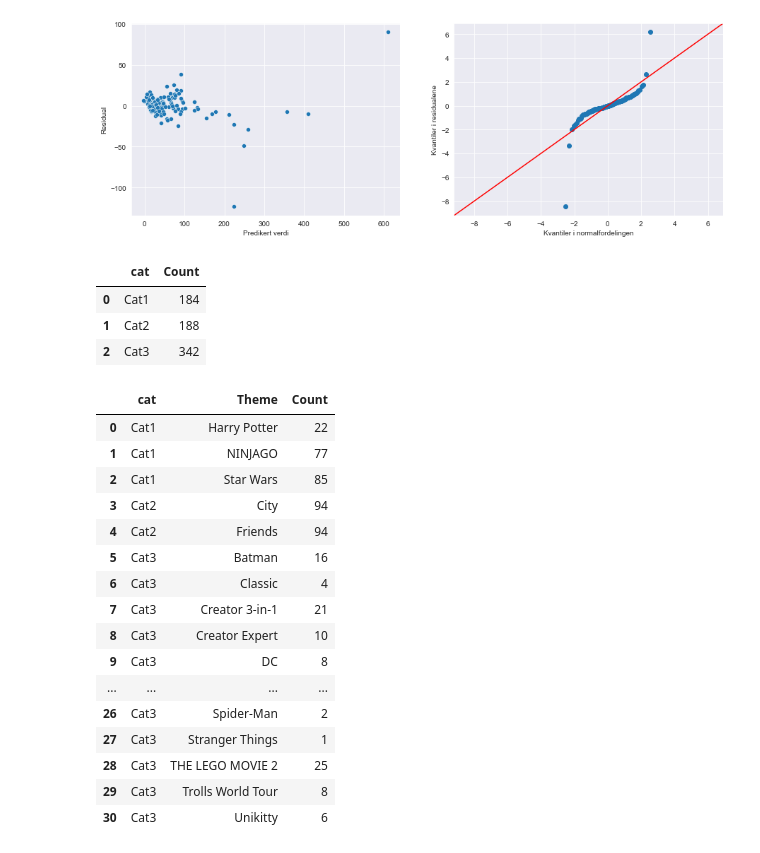
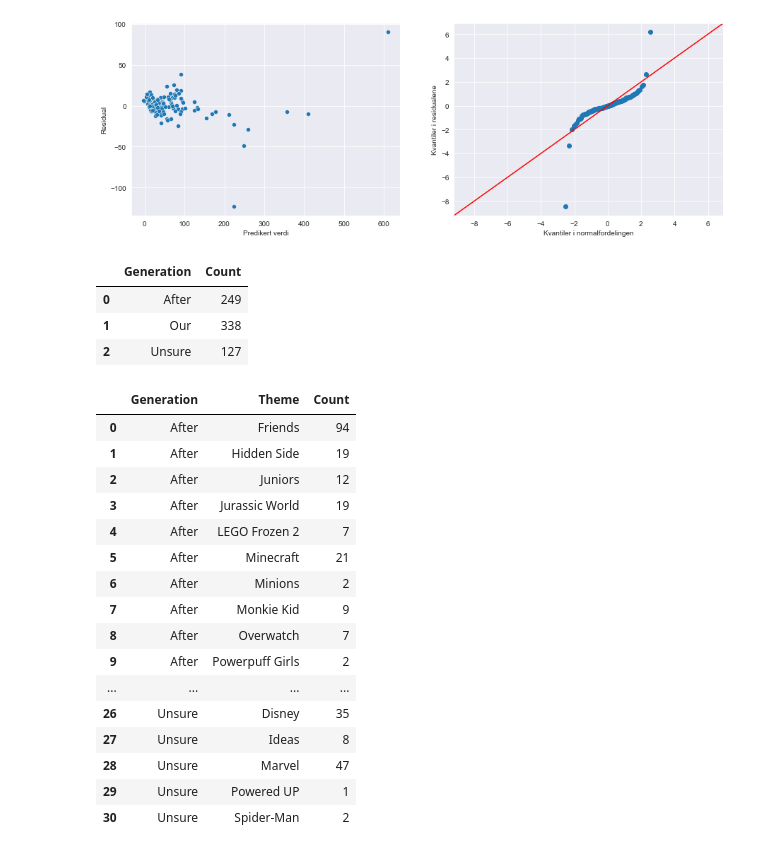
Before and after one commit to sagrimstad/ISTA1003_prosjekt, a Jupyter notebook: oppg1.ipynb, the cells around one changed output. Cells and saved outputs as stored; diff of their text form; code cells hidden in the pictures.

```diff
--- a/oppg1.ipynb
+++ b/oppg1.ipynb
@@ -418,34 +418,38 @@ axis[1].set_xlabel("Kvantiler i normalfordelingen")
 plt.show()
 # %% [output]
 [figure]
-# %%
-# Gruppere temaer i nye grupper:
-# (Harry Potter, NINJAGO og Star Wars havner i én gruppe, City og Friends i en annen, og alle andre i en tredje)
-df2['cat'] = np.where(df2['Theme'].isin(['Harry Potter', 'NINJAGO', 'Star Wars']), 'Cat1',
-                      np.where(df2['Theme'].isin(['City', 'Friends']), 'Cat2', 'Cat3'))
-df2.groupby(['cat']).size().reset_index(name = 'Count')
-# %% [output]
-|  | cat | Count |
-| 0 | Cat1 | 184 |
-| 1 | Cat2 | 188 |
-| 2 | Cat3 | 342 |
-# %%
-df2.groupby(['cat', 'Theme']).size().reset_index(name = 'Count')
-# %% [output]
-|  | cat | Theme | Count |
-| 0 | Cat1 | Harry Potter | 22 |
-| 1 | Cat1 | NINJAGO | 77 |
-| 2 | Cat1 | Star Wars | 85 |
-| 3 | Cat2 | City | 94 |
-| 4 | Cat2 | Friends | 94 |
-| 5 | Cat3 | Batman | 16 |
-| 6 | Cat3 | Classic | 4 |
-| 7 | Cat3 | Creator 3-in-1 | 21 |
-| 8 | Cat3 | Creator Expert | 10 |
-| 9 | Cat3 | DC | 8 |
-| ... | ... | ... | ... |
-| 26 | Cat3 | Spider-Man | 2 |
-| 27 | Cat3 | Stranger Things | 1 |
-| 28 | Cat3 | THE LEGO MOVIE 2 | 25 |
-| 29 | Cat3 | Trolls World Tour | 8 |
-| 30 | Cat3 | Unikitty | 6 |
+# %%
+# Gruppere temaene i nye grupper
+
+df2['Generation'] = np.where(df2['Theme'].isin(['City', 'Star Wars', 'NINJAGO', 'DUPLO', 'Harry Potter', 'Creator 3-in-1',
+                                                'Classic', 'Minifigures']), 'Our',
+                    np.where(df2['Theme'].isin(['Friends', 'THE LEGO MOVIE 2', 'Minecraft', 'Hidden Side', 'Unikitty',
+                                                'Jurassic World', 'Speed Champions', 'Juniors', 'Monkie Kid',
+                                                'Trolls World Tour', 'Overwatch', 'LEGO Frozen 2', 'Powerpuff Girls',
+                                                'Minions', 'Stranger Things']), 'After', 'Unsure'))
+df2.groupby(['Generation']).size().reset_index(name = 'Count')
+# %% [output]
+|  | Generation | Count |
+| 0 | After | 249 |
+| 1 | Our | 338 |
+| 2 | Unsure | 127 |
+# %%
+df2.groupby(['Generation', 'Theme']).size().reset_index(name = 'Count')
+# %% [output]
+|  | Generation | Theme | Count |
+| 0 | After | Friends | 94 |
+| 1 | After | Hidden Side | 19 |
+| 2 | After | Juniors | 12 |
+| 3 | After | Jurassic World | 19 |
+| 4 | After | LEGO Frozen 2 | 7 |
+| 5 | After | Minecraft | 21 |
+| 6 | After | Minions | 2 |
+| 7 | After | Monkie Kid | 9 |
+| 8 | After | Overwatch | 7 |
+| 9 | After | Powerpuff Girls | 2 |
+| ... | ... | ... | ... |
+| 26 | Unsure | Disney | 35 |
+| 27 | Unsure | Ideas | 8 |
+| 28 | Unsure | Marvel | 47 |
+| 29 | Unsure | Powered UP | 1 |
+| 30 | Unsure | Spider-Man | 2 |
```
Also changed, not shown: parts of 4 cells of this notebook.
